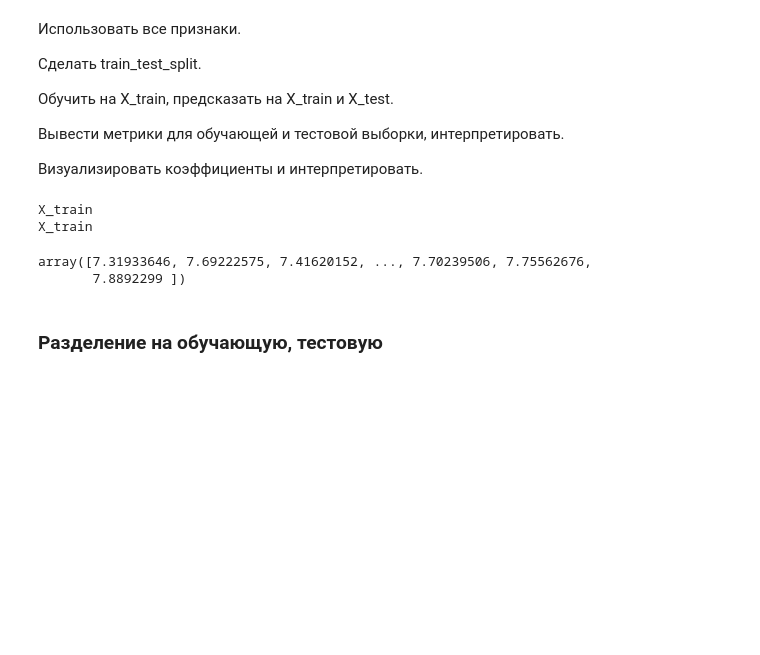
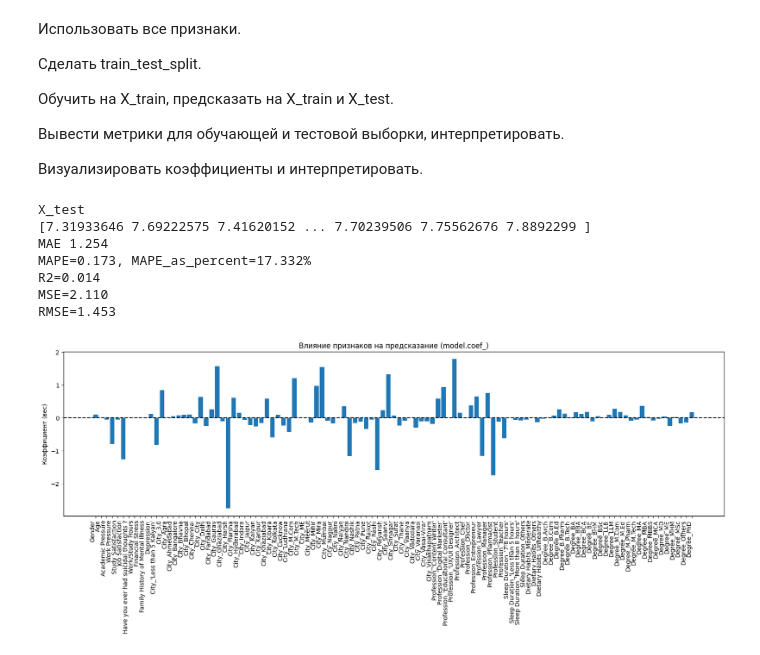
Before and after one commit to Danata117/ML, a Jupyter notebook: ML_Praktika2".ipynb, the cells around one changed output. Drawn from its saved outputs; the diff is of its cells as text; code cells hidden in the pictures; blank space fills up the shorter version.

```diff
--- a/ML_Praktika2".ipynb
+++ b/ML_Praktika2".ipynb
@@ -457,18 +460,43 @@ from sklearn.model_selection import train_test_split
 X_train, X_test, y_train, y_test = train_test_split(X, y, test_size=0.2, random_state=42) # Рездляем данные как 80% - обучение, 20% на тест
 from sklearn.linear_model import LinearRegression
 
-model2 = LinearRegression()
-model2.fit(X_train, y_train)
-y_pred_train = model2.predict(X_train)
-print('X_train')
-y_pred_train
-y_pred_test = model2.predict(X_test)
-print('X_train')
-y_pred_test
+model21 = LinearRegression()
+model21.fit(X_train, y_train)
+y_pred_test = model21.predict(X_test)
+print('X_test')
+print(y_pred_test)
+
+MAE = mean_absolute_error(y_test, y_pred_test)
+print('MAE %.3f' % MAE)
+
+MAPE = mean_absolute_percentage_error(y_test, y_pred_test)
+print('MAPE=%.3f, MAPE_as_percent=%.3f%s' % (MAPE, MAPE * 100, '%'))
+
+R2 = r2_score(y_test, y_pred_test)
+print('R2=%.3f' % R2)
+
+MSE = mean_squared_error(y_test, y_pred_test)
+print('MSE=%.3f' % MSE)
+
+RMSE = root_mean_squared_error(y_test, y_pred_test)
+print('RMSE=%.3f' % RMSE)
 # %% [output]
-X_train
-X_train
+X_test
+[7.31933646 7.69222575 7.41620152 ... 7.70239506 7.75562676 7.8892299 ]
+MAE 1.254
+MAPE=0.173, MAPE_as_percent=17.332%
+R2=0.014
+MSE=2.110
+RMSE=1.453
-array([7.31933646, 7.69222575, 7.41620152, ..., 7.70239506, 7.75562676,
-       7.8892299 ])
-# %% [markdown]
-### Разделение на обучающую, тестовую
+# %%
+coefs = model21.coef_
+coef_df = pd.DataFrame({"feature": X.columns, "coef": coefs})
+plt.figure(figsize=(20,5))
+plt.bar(coef_df["feature"], coef_df["coef"])
+plt.axhline(y=0, color='black', linestyle='--')  # линия 0
+plt.xticks(rotation=90, ha='right')
+plt.ylabel("Коэффициент (вес)")
+plt.title("Влияние признаков на предсказание (model.coef_)")
+plt.show()
+# %% [output]
+[figure, added]
```
Also changed, not shown: parts of 18 cells of this notebook.
